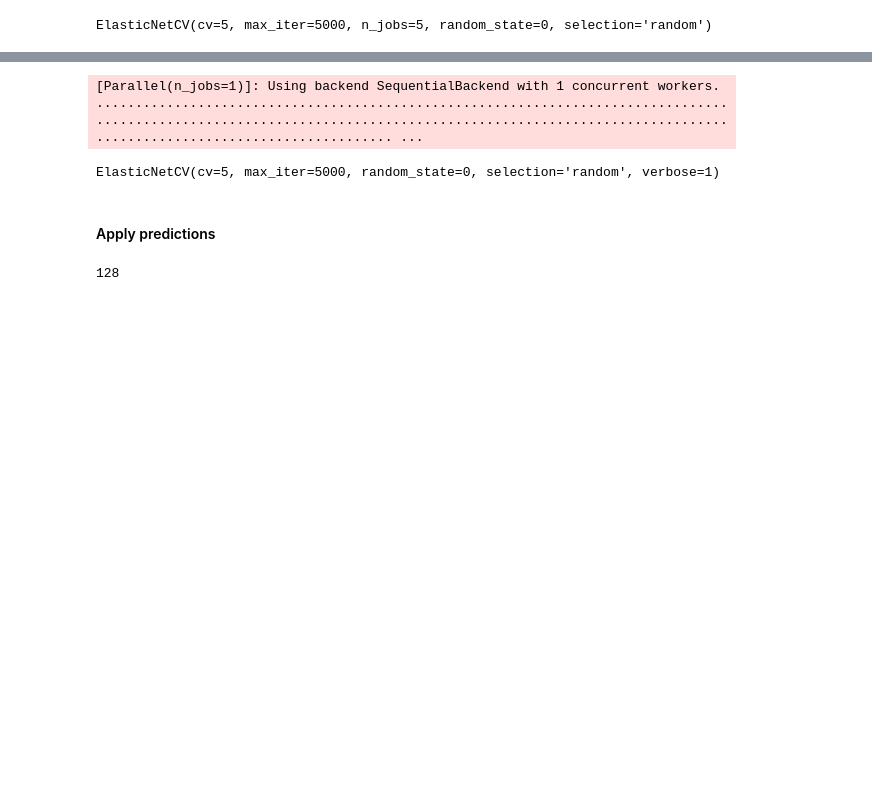
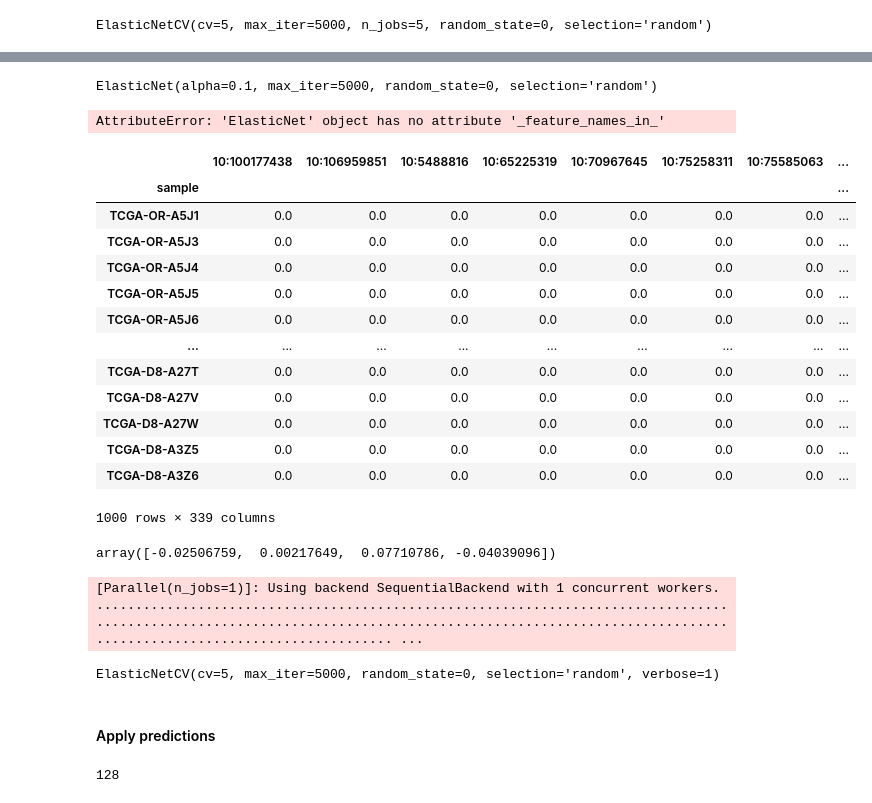
Before and after one commit to zanekoch/methylation_and_mutation, a Jupyter notebook: mut_clock_dev.ipynb, the cells around one changed output, grey strips where cells are left out. Cells and saved outputs as stored; diff of their text form; code cells hidden in the pictures; blank space fills up the shorter version.

```diff
--- a/mut_clock_dev.ipynb
+++ b/mut_clock_dev.ipynb
@@ -173,6 +155,6 @@ mut_clock.train_all_predictors(num_correl_sites = 1000, max_meqtl_sites = 1000,
 0
 # %%
 predictor_sites = mut_clock.get_predictor_sites(
-    cpg_id = "cg18612167", samples = all_methyl_age_df_t.index[:1000], num_correl_sites = 1000,
+    cpg_id = "cg18612167", train_samples = all_methyl_age_df_t.index[:1000], num_correl_sites = 1000,
     max_meqtl_sites = 1000, nearby_window_size = 5000
     )
@@ -229,0 +192,5 @@ ElasticNetCV(cv=5, max_iter=5000, n_jobs=5, random_state=0, selection='random')
+# %%
+model = ElasticNet(alpha=0.1, l1_ratio=0.5, random_state=0, max_iter=5000, selection = 'random')
+model.fit(X, y)
+# %% [output]
+ElasticNet(alpha=0.1, max_iter=5000, random_state=0, selection='random')
@@ -230,3 +207,28 @@ ElasticNetCV(cv=5, max_iter=5000, n_jobs=5, random_state=0, selection='random')
+# %%
+model._feature_names_in_
+# %% [output]
+AttributeError: 'ElasticNet' object has no attribute '_feature_names_in_'
+# %%
+X
+# %% [output]
+|  | 10:100177438 | 10:106959851 | 10:5488816 | 10:65225319 | 10:70967645 | 10:75258311 | 10:75585063 | ... |
+| sample |  |  |  |  |  |  |  | ... |
+| TCGA-OR-A5J1 | 0.0 | 0.0 | 0.0 | 0.0 | 0.0 | 0.0 | 0.0 | ... |
+| TCGA-OR-A5J3 | 0.0 | 0.0 | 0.0 | 0.0 | 0.0 | 0.0 | 0.0 | ... |
+| TCGA-OR-A5J4 | 0.0 | 0.0 | 0.0 | 0.0 | 0.0 | 0.0 | 0.0 | ... |
+| TCGA-OR-A5J5 | 0.0 | 0.0 | 0.0 | 0.0 | 0.0 | 0.0 | 0.0 | ... |
+| TCGA-OR-A5J6 | 0.0 | 0.0 | 0.0 | 0.0 | 0.0 | 0.0 | 0.0 | ... |
+| ... | ... | ... | ... | ... | ... | ... | ... | ... |
+| TCGA-D8-A27T | 0.0 | 0.0 | 0.0 | 0.0 | 0.0 | 0.0 | 0.0 | ... |
+| TCGA-D8-A27V | 0.0 | 0.0 | 0.0 | 0.0 | 0.0 | 0.0 | 0.0 | ... |
+| TCGA-D8-A27W | 0.0 | 0.0 | 0.0 | 0.0 | 0.0 | 0.0 | 0.0 | ... |
+| TCGA-D8-A3Z5 | 0.0 | 0.0 | 0.0 | 0.0 | 0.0 | 0.0 | 0.0 | ... |
+| TCGA-D8-A3Z6 | 0.0 | 0.0 | 0.0 | 0.0 | 0.0 | 0.0 | 0.0 | ... |
+1000 rows × 339 columns
+# %%
+model2.coef_[model2.coef_ != 0]
+# %% [output]
+array([-0.02506759,  0.00217649,  0.07710786, -0.04039096])
 # %%
 # 5 workers 46s
 # 10 workers 43s
```
Also changed, not shown: parts of 11 cells of this notebook, 2 other files.
